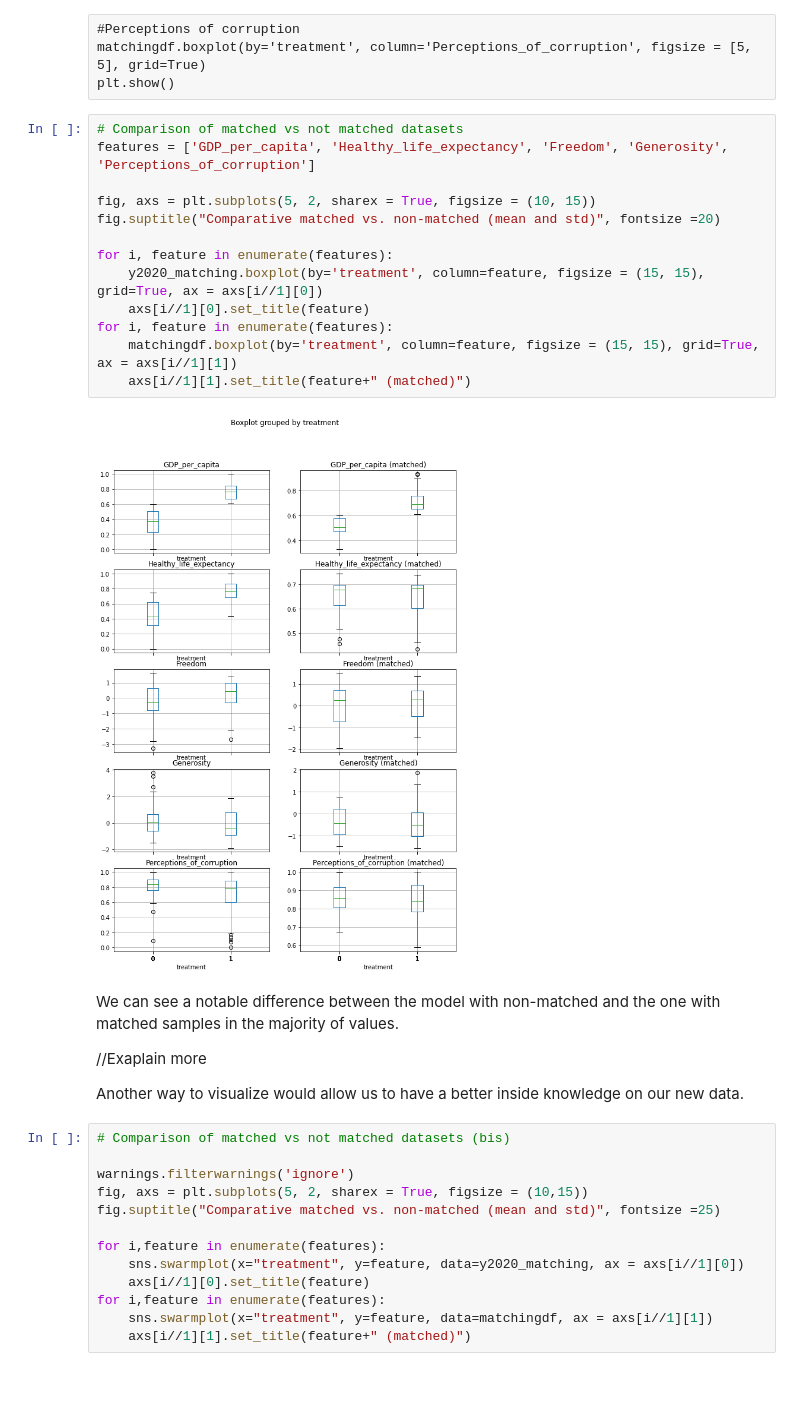
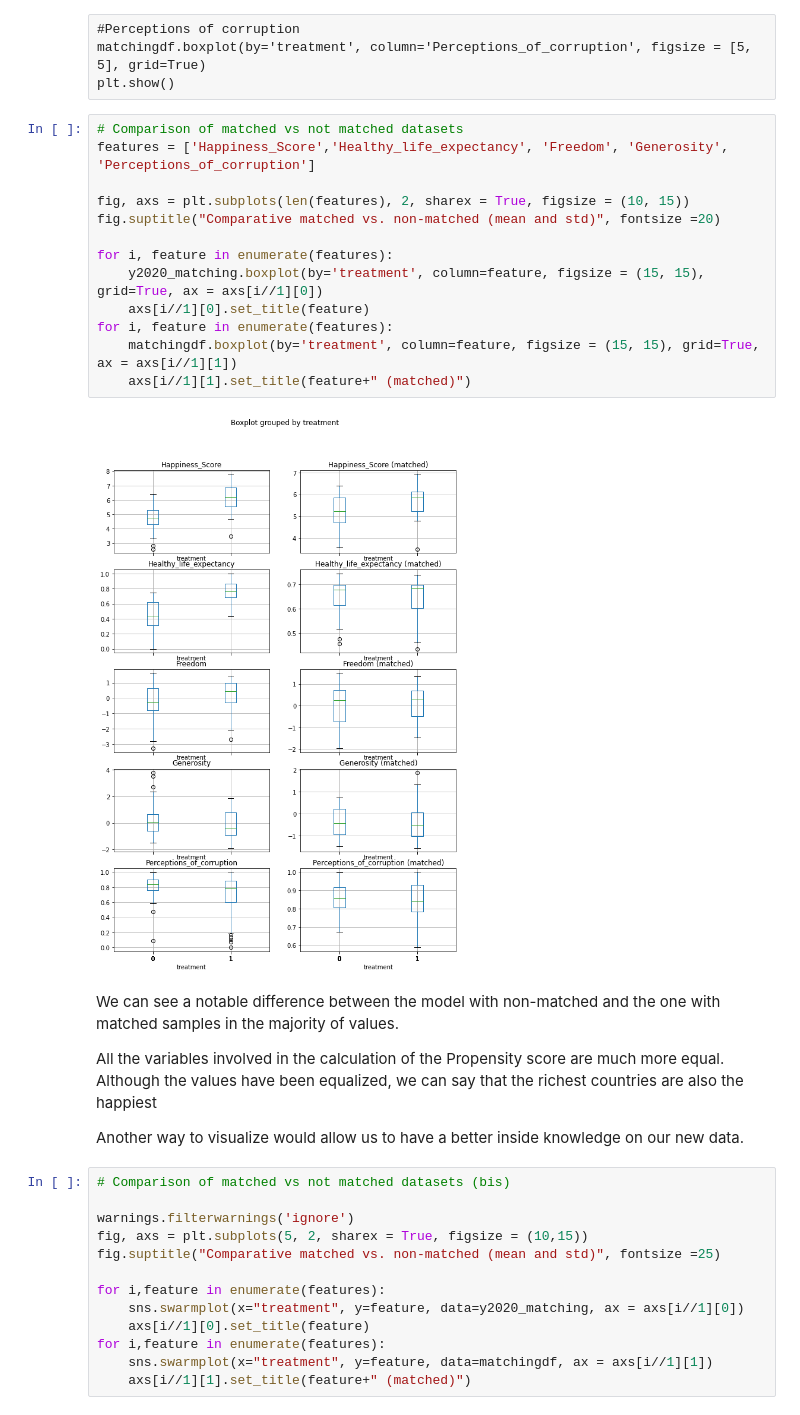
Before and after one commit to epfl-ada/ada-2020-project-milestone-p3-p3_spada, a Jupyter notebook: happiness.ipynb, the cells around one changed output. Cells and saved outputs as stored; diff of their text form; blank space fills up the shorter version.

```diff
--- a/happiness.ipynb
+++ b/happiness.ipynb
@@ -522,23 +548,24 @@ matchingdf.boxplot(by='treatment', column='Perceptions_of_corruption', figsize =
 plt.show()
 # %%
 # Comparison of matched vs not matched datasets
-features = ['GDP_per_capita', 'Healthy_life_expectancy', 'Freedom', 'Generosity', 'Perceptions_of_corruption']
+features = ['Happiness_Score','Healthy_life_expectancy', 'Freedom', 'Generosity', 'Perceptions_of_corruption']
 
-fig, axs = plt.subplots(5, 2, sharex = True, figsize = (10, 15))
+fig, axs = plt.subplots(len(features), 2, sharex = True, figsize = (10, 15))
 fig.suptitle("Comparative matched vs. non-matched (mean and std)", fontsize =20)
 
 for i, feature in enumerate(features):
     y2020_matching.boxplot(by='treatment', column=feature, figsize = (15, 15), grid=True, ax = axs[i//1][0])
     axs[i//1][0].set_title(feature)
 for i, feature in enumerate(features):
     matchingdf.boxplot(by='treatment', column=feature, figsize = (15, 15), grid=True, ax = axs[i//1][1])
     axs[i//1][1].set_title(feature+" (matched)")
 # %% [output]
-[figure, old version]
+[figure, new version]
 # %% [markdown]
 We can see a notable difference between the model with non-matched and the one with matched samples in the majority of values.
 
-//Exaplain more
+All the variables involved in the calculation of the Propensity score are much more equal.
+Although the values have been equalized, we can say that the richest countries are also the happiest
 
 Another way to visualize would allow us to have a better inside knowledge on our new data.
 # %%
```
Also changed, not shown: parts of 7 cells of this notebook.
